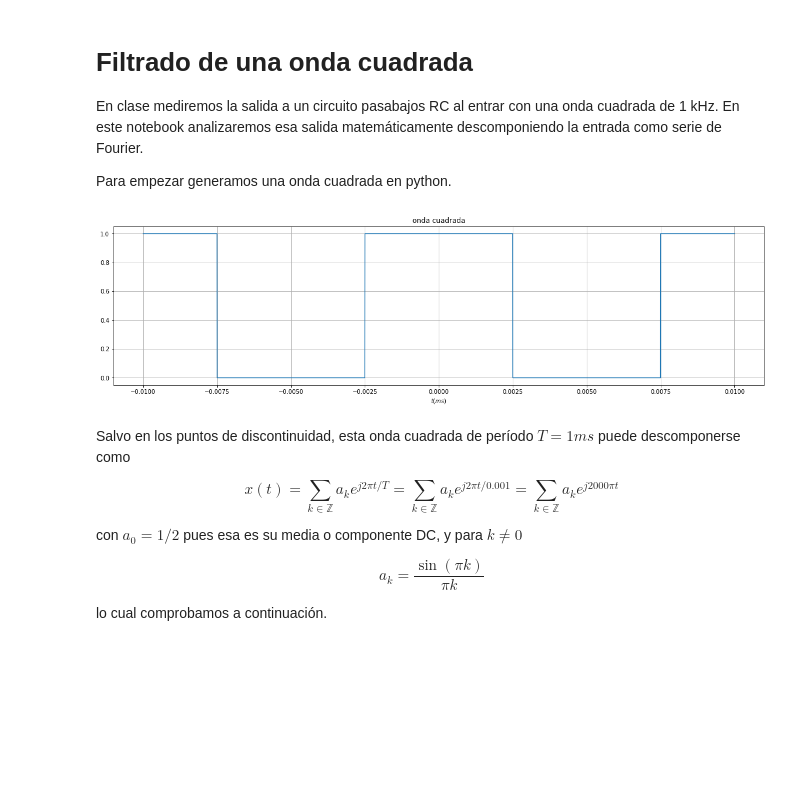
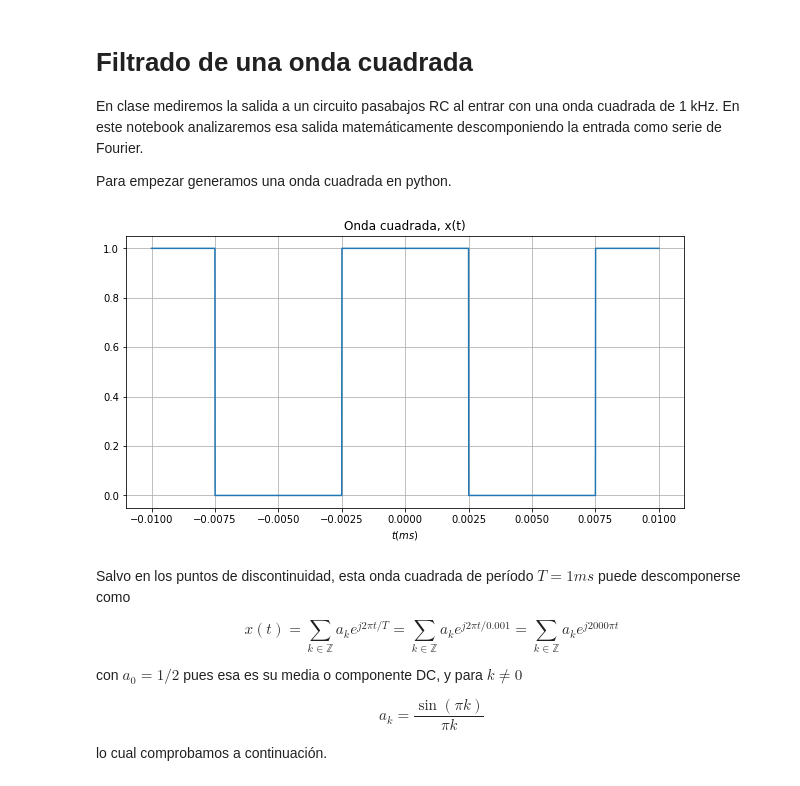
Before and after one commit to seys-fing/scripts, a Jupyter notebook: seys_04_onda_cuadrada_filtrada.ipynb, the cells around one changed output. Drawn from its saved outputs; the diff is of its cells as text; code cells hidden in the pictures; blank space fills up the shorter version.

```diff
--- a/seys_04_onda_cuadrada_filtrada.ipynb
+++ b/seys_04_onda_cuadrada_filtrada.ipynb
@@ -9,24 +9,27 @@ Para empezar generamos una onda cuadrada en python.
 # %%
 from scipy import signal
 import numpy as np
 import matplotlib.pyplot as plt
 import warnings
 
+plt.rcParams["figure.figsize"] = (10, 5)
+
 warnings.filterwarnings('ignore')
 
 t = np.linspace(-.01, .01, 5000)
 T = 0.01
+w0 = 2 * np.pi / T
 
 x = signal.square((t + 0.25 * T) * 2 * np.pi / T, 0.5) / 2 + 1 / 2
 
-plt.figure(figsize=(20, 5))
+plt.figure(figsize=(10, 5))
 plt.plot(t, x)
-plt.title('onda cuadrada')
+plt.title('Onda cuadrada, x(t)')
 plt.xlabel(r'$t(ms)$')
 plt.show
 plt.grid()
 # %% [output]
-[figure, old version]
+[figure, new version]
 # %% [markdown]
 Salvo en los puntos de discontinuidad, esta onda cuadrada de período $T=1 ms$ puede descomponerse como
 
```
Also changed, not shown: parts of 8 cells of this notebook, 2 other files.
